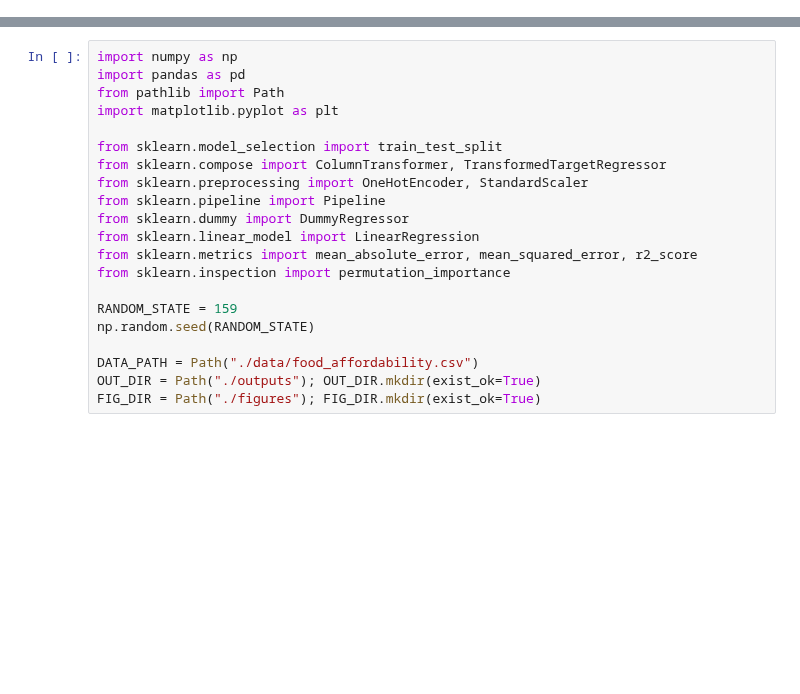
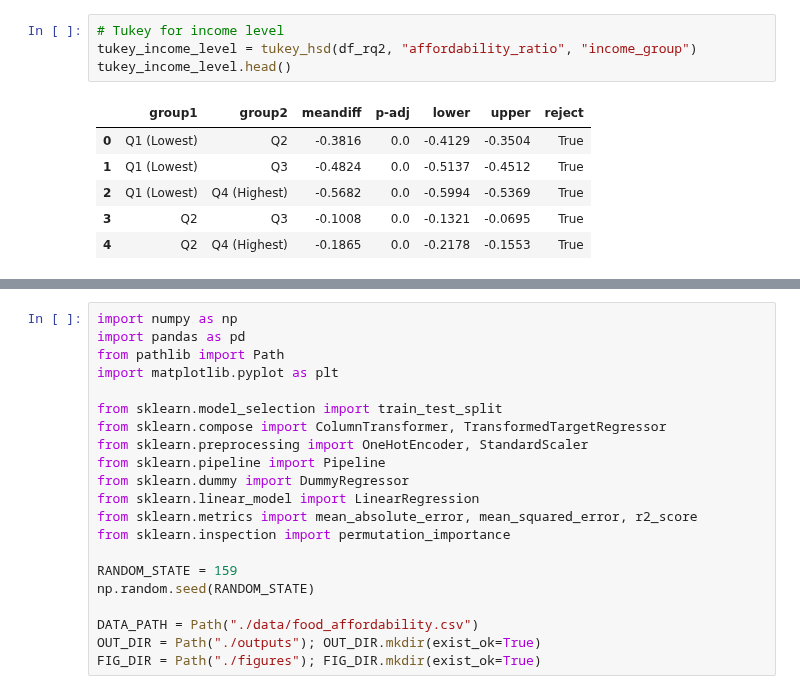
Before and after one commit to UCB-stat-159-f25/final-group18, a Jupyter notebook: modeling.ipynb, the cells around one changed output, grey strips where cells are left out. Drawn from its saved outputs; the diff is of its cells as text; blank space fills up the shorter version.

```diff
--- a/modeling.ipynb
+++ b/modeling.ipynb
@@ -2,0 +151,11 @@
+# %%
+# Tukey for income level
+tukey_income_level = tukey_hsd(df_rq2, "affordability_ratio", "income_group")
+tukey_income_level.head()
+# %% [output]
+|  | group1 | group2 | meandiff | p-adj | lower | upper | reject |
+| 0 | Q1 (Lowest) | Q2 | -0.3816 | 0.0 | -0.4129 | -0.3504 | True |
+| 1 | Q1 (Lowest) | Q3 | -0.4824 | 0.0 | -0.5137 | -0.4512 | True |
+| 2 | Q1 (Lowest) | Q4 (Highest) | -0.5682 | 0.0 | -0.5994 | -0.5369 | True |
+| 3 | Q2 | Q3 | -0.1008 | 0.0 | -0.1321 | -0.0695 | True |
+| 4 | Q2 | Q4 (Highest) | -0.1865 | 0.0 | -0.2178 | -0.1553 | True |
```
Also changed, not shown: parts of 21 cells of this notebook, 28 other files.
